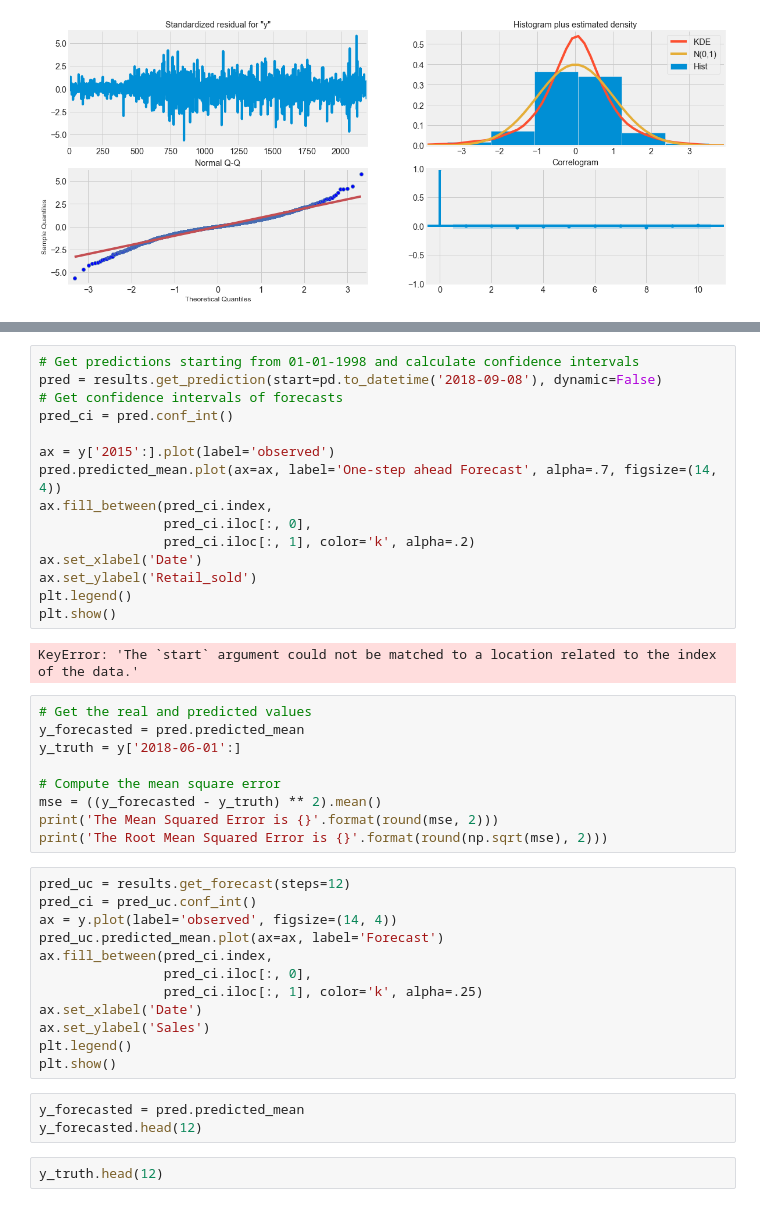
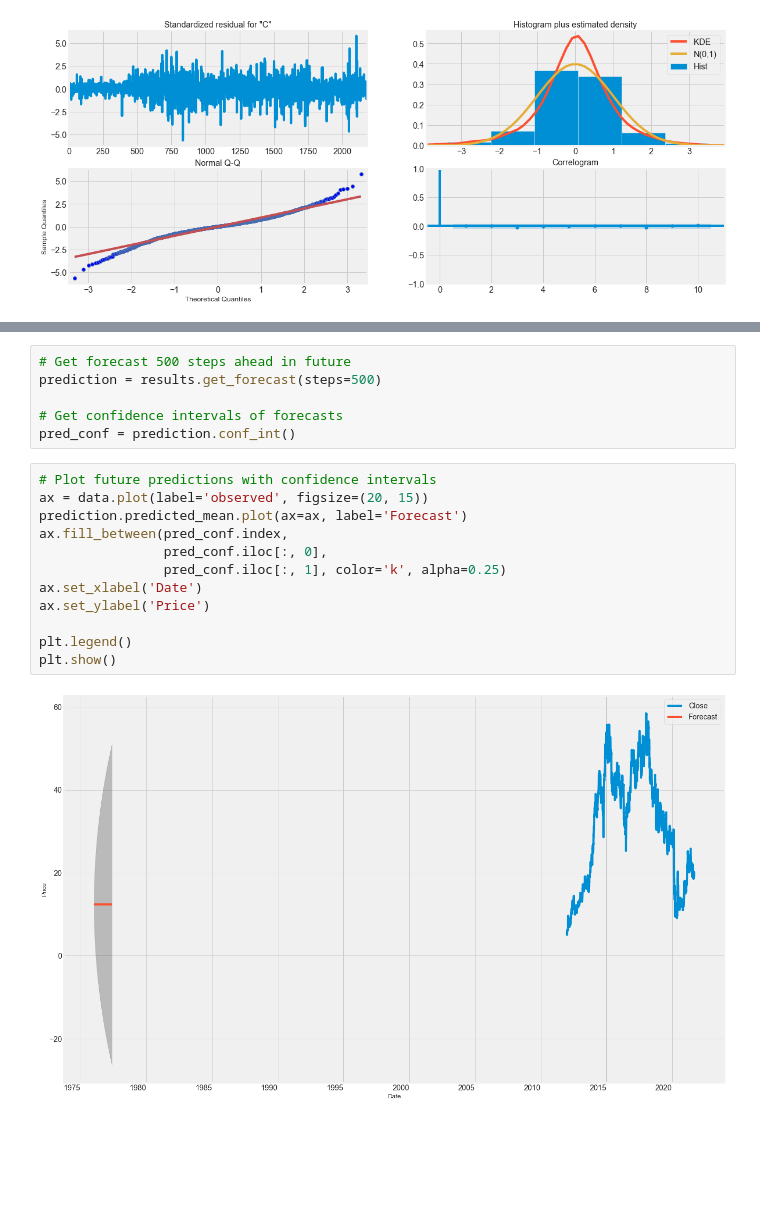
Before and after one commit to miazfryer/airlines_stocks, a Jupyter notebook: 03_SARIMA.ipynb, the cells around one changed output, grey strips where cells are left out. Saved outputs shown, nothing was run; the diff lists cells and outputs as text; blank space fills up the shorter version.

```diff
--- a/03_SARIMA.ipynb
+++ b/03_SARIMA.ipynb
@@ -157,43 +312,20 @@ plt.show()
+# %%
+# Get forecast 500 steps ahead in future
+prediction = results.get_forecast(steps=500)
+
+# Get confidence intervals of forecasts
+pred_conf = prediction.conf_int()
 # %%
-# Get predictions starting from 01-01-1998 and calculate confidence intervals
-pred = results.get_prediction(start=pd.to_datetime('2018-09-08'), dynamic=False)
-# Get confidence intervals of forecasts
-pred_ci = pred.conf_int()
+# Plot future predictions with confidence intervals
+ax = data.plot(label='observed', figsize=(20, 15))
+prediction.predicted_mean.plot(ax=ax, label='Forecast')
+ax.fill_between(pred_conf.index,
+                pred_conf.iloc[:, 0],
+                pred_conf.iloc[:, 1], color='k', alpha=0.25)
+ax.set_xlabel('Date')
+ax.set_ylabel('Price')
 
-ax = y['2015':].plot(label='observed')
-pred.predicted_mean.plot(ax=ax, label='One-step ahead Forecast', alpha=.7, figsize=(14, 4))
-ax.fill_between(pred_ci.index,
-                pred_ci.iloc[:, 0],
-                pred_ci.iloc[:, 1], color='k', alpha=.2)
-ax.set_xlabel('Date')
-ax.set_ylabel('Retail_sold')
 plt.legend()
 plt.show()
 # %% [output]
-KeyError: 'The `start` argument could not be matched to a location related to the index of the data.'
+[figure, added]
-# %%
-# Get the real and predicted values
-y_forecasted = pred.predicted_mean
-y_truth = y['2018-06-01':]
-
-# Compute the mean square error
-mse = ((y_forecasted - y_truth) ** 2).mean()
-print('The Mean Squared Error is {}'.format(round(mse, 2)))
-print('The Root Mean Squared Error is {}'.format(round(np.sqrt(mse), 2)))
-# %%
-pred_uc = results.get_forecast(steps=12)
-pred_ci = pred_uc.conf_int()
-ax = y.plot(label='observed', figsize=(14, 4))
-pred_uc.predicted_mean.plot(ax=ax, label='Forecast')
-ax.fill_between(pred_ci.index,
-                pred_ci.iloc[:, 0],
-                pred_ci.iloc[:, 1], color='k', alpha=.25)
-ax.set_xlabel('Date')
-ax.set_ylabel('Sales')
-plt.legend()
-plt.show()
-# %%
-y_forecasted = pred.predicted_mean
-y_forecasted.head(12)
-# %%
-y_truth.head(12)
```
Also changed, not shown: parts of 35 cells of this notebook, 8 other files.
